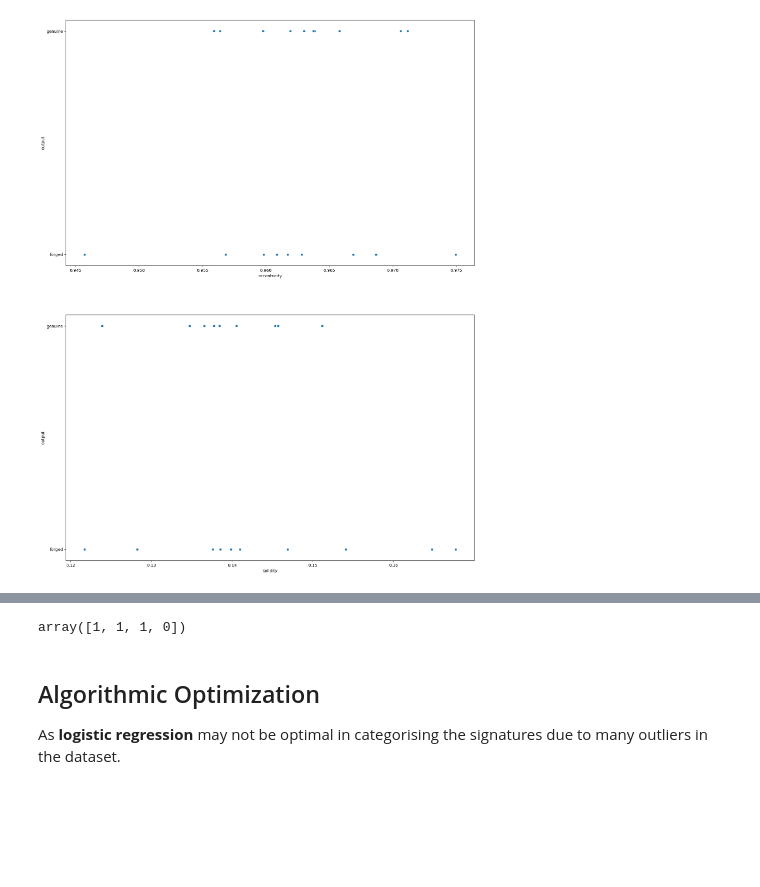
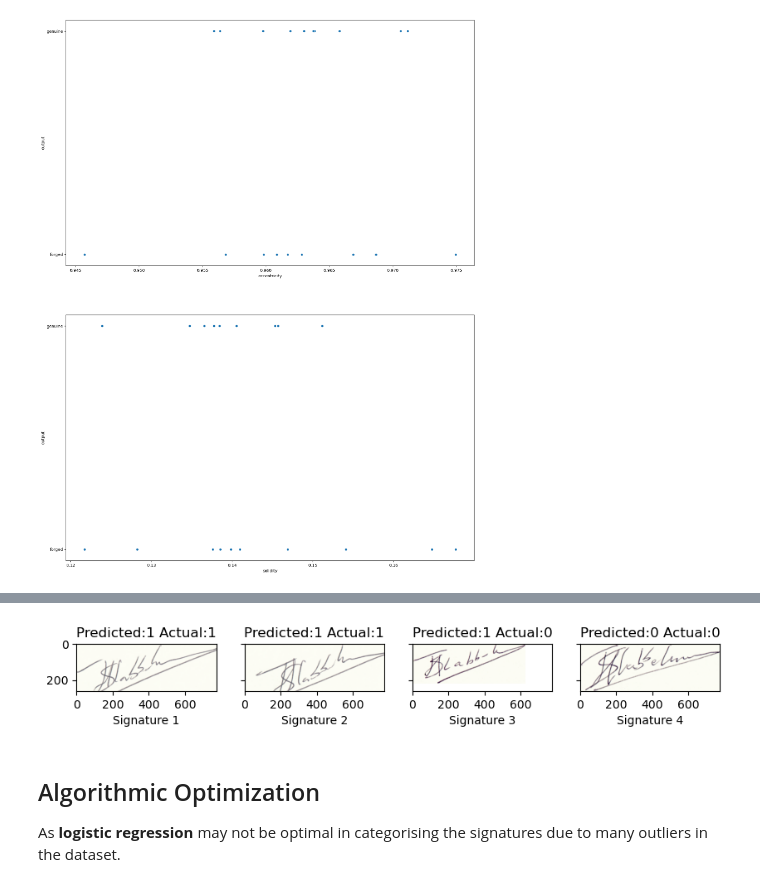
Before and after one commit to tyeejian/Signature-Forgery-Detection, a Jupyter notebook: Workbook/Signature Forgery Detection.ipynb, the cells around one changed output, grey strips where cells are left out. Cells and saved outputs as stored; diff of their text form; code cells hidden in the pictures; blank space fills up the shorter version.

Commit message:
added showing images for logistic prediction

```diff
--- a/Workbook/Signature Forgery Detection.ipynb
+++ b/Workbook/Signature Forgery Detection.ipynb
@@ -589,20 +585,37 @@ A **logistic regression** will use a function called **sigmoid** function which
 
 <img src="../Images/logistic-regression.png">
 # %%
-from sklearn.linear_model import LogisticRegression
 
 log_regre = LogisticRegression()
 features['output'] = features['output'].replace({'genuine':1, 'forged':0})
 x_train = features.iloc[: , :-1]
 y_train = pd.DataFrame(features['output'])
 log_regre.fit(x_train,y_train)
 
 x_test = pd.read_csv("../Dataset/Features/Testing/testing_050.csv")
+x_test_with_output = x_test
 x_test = x_test.iloc[: , :-1]
 
-prediciton = log_regre.predict(x_test)
+prediction = log_regre.predict(x_test)
+
+fig, axes = plt.subplots(nrows=1, ncols=4, figsize=(10,4), sharex=True, sharey=True)
+ax = axes.ravel()
+count = 0
+
+for file in os.listdir("../Dataset/test/real/050"):
+    image = cv2.imread("../Dataset/test/real/050/"+file)
+    ax[count].imshow(image)
+    ax[count].set_title("Predicted:"+str(prediction[count])+" Actual:"+ str(x_test_with_output['output'].iloc[count]))
+    ax[count].set_xlabel("Signature "+ str(count+1))
+    count+=1
+for file in os.listdir("../Dataset/test/forged/050_forg"):
+    image = cv2.imread("../Dataset/test/forged/050_forg/"+file)
+    ax[count].imshow(image)
+    ax[count].set_title("Predicted:"+str(prediction[count])+" Actual:"+ str(x_test_with_output['output'].iloc[count]))
+    ax[count].set_xlabel("Signature "+ str(count+1))
+    count+=1
 # %% [output]
-array([1, 1, 1, 0])
+[figure, added]
 # %% [markdown]
 ## Algorithmic Optimization
 
```
Also changed, not shown: parts of 3 cells of this notebook.
